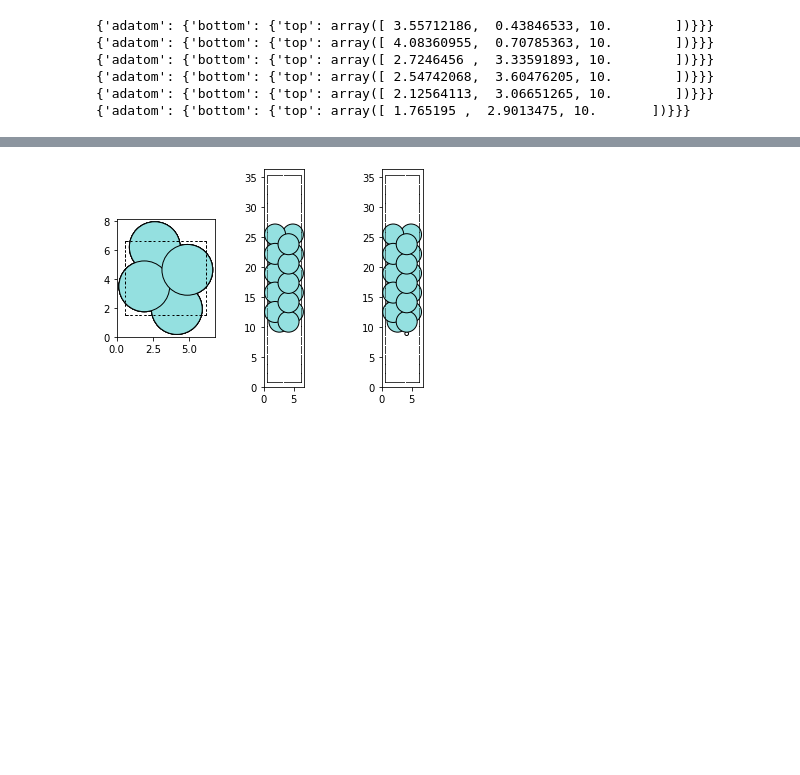
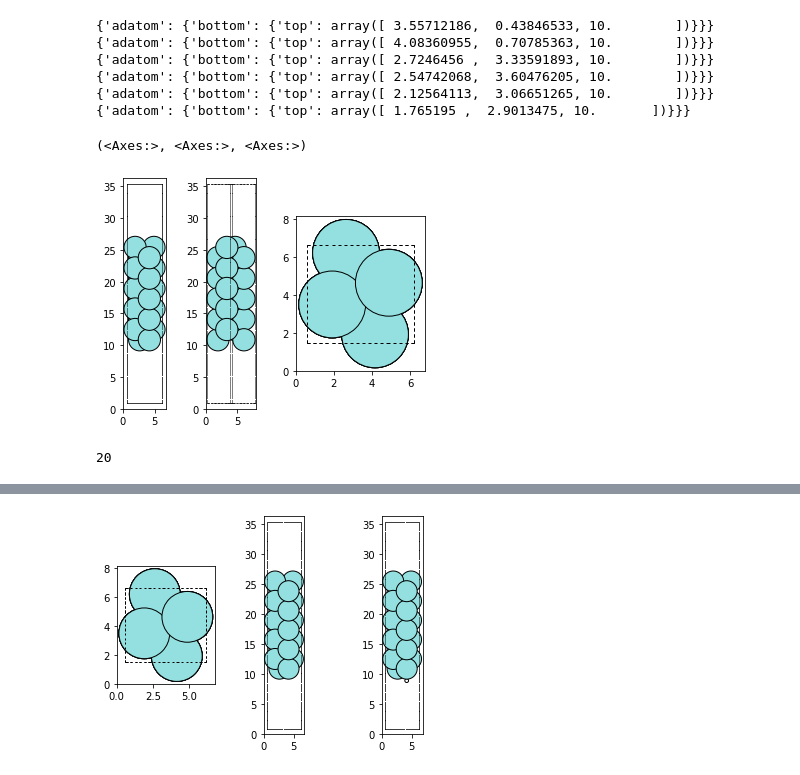
Before and after one commit to Division-Aleaciones-Especiales/ZrO2-Fractura, a Jupyter notebook: GenEstructuraRotada.ipynb, the cells around one changed output, grey strips where cells are left out. Saved outputs shown, nothing was run; the diff lists cells and outputs as text; code cells hidden in the pictures; blank space fills up the shorter version.

```diff
--- a/GenEstructuraRotada.ipynb
+++ b/GenEstructuraRotada.ipynb
@@ -19,4 +11,13 @@ Zr10m10 = surfaces_with_termination(zrortho, (0, 1, 0), 5, vacuum=10, terminatio
 # %%
+zrhcp = bulk('Zr', crystalstructure='hcp')
+zrortho = bulk('Zr', crystalstructure='hcp', orthorhombic=True)
+
+Zr0001 = surfaces_with_termination(zrortho, (0, 0, 1), 5, vacuum=10, termination='Zr')
+
+Zr11m20 = surfaces_with_termination(zrortho, (1, 0, 0), 5, vacuum=10, termination='Zr')
+
+Zr10m10 = surfaces_with_termination(zrortho, (0, 1, 0), 5, vacuum=10, termination='Zr')
+
 rotated = []
 RotAdStruc = []
 dang = 15  # saltos entre los ángulos siguientes
@@ -26,7 +27,7 @@ for i in range(0, len(planos)):
     ZrSurface = surfaces[i]
     plano = planos[i]
     for ang in range(75, 91, dang):
-        rotated.append(ZrSurface[0].copy())
+        rotated.append(sort(ZrSurface[0].copy()))
         rotated[-1].center()
         rotated[-1].rotate(ang, 'z', center="com")
         tl.get_adsite(rotated[-1], site='top', face='bottom')   # bottom para metal
@@ -41,3 +42,12 @@ for i in range(0, len(planos)):
 {'adatom': {'bottom': {'top': array([ 2.54742068,  3.60476205, 10.        ])}}}
 {'adatom': {'bottom': {'top': array([ 2.12564113,  3.06651265, 10.        ])}}}
 {'adatom': {'bottom': {'top': array([ 1.765195 ,  2.9013475, 10.       ])}}}
+# %%
+tl.plotviews(rotated[0])
+# %% [output]
+(<Axes:>, <Axes:>, <Axes:>)
+[figure, added]
+# %%
+rotated[0].get_global_number_of_atoms()
+# %% [output]
+20
```
Also changed, not shown: parts of 8 cells of this notebook.
